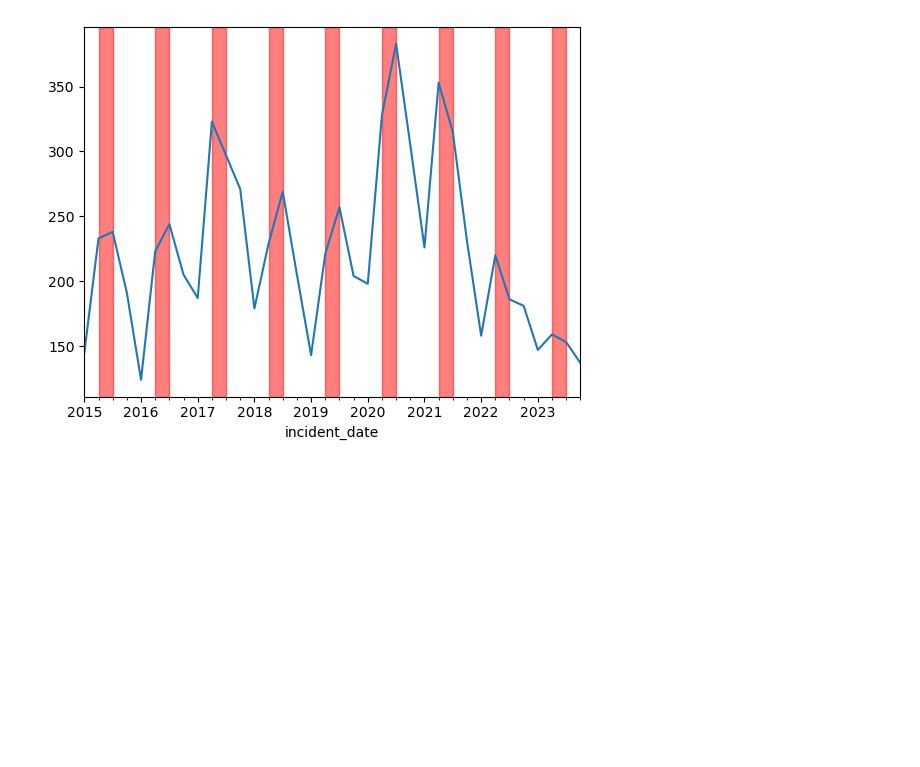
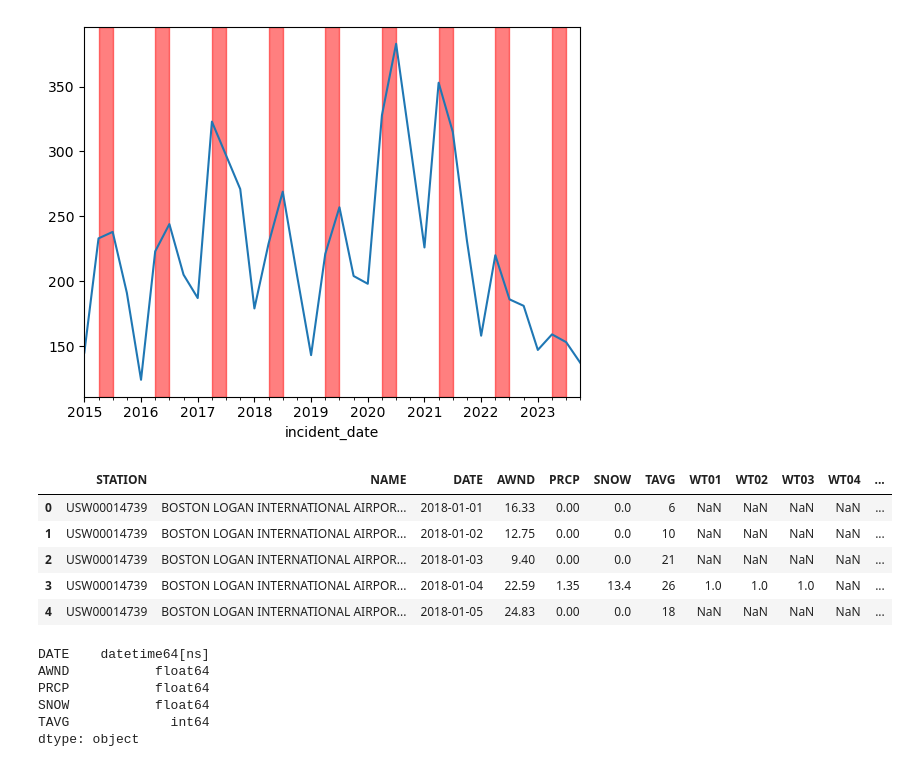
Before and after one commit to kammelCase/ShotsFiredBoston, a Jupyter notebook: ShotsFired_EDA.ipynb, the cells around one changed output. Saved outputs shown, nothing was run; the diff lists cells and outputs as text; code cells hidden in the pictures; blank space fills up the shorter version.

```diff
--- a/ShotsFired_EDA.ipynb
+++ b/ShotsFired_EDA.ipynb
@@ -93,3 +96,20 @@ plt.axvspan('2023-06-30', '2023-09-30', color='red', alpha=0.5)
 # %% [output]
 <matplotlib.patches.Polygon at 0x...>
 [figure]
+# %%
+# let's bring in some weather data from /data
+
+weather1 = pd.read_csv('data/bos_weather_2018_2020.csv')
+weather2 = pd.read_csv('data/bos_weather_2021_2023.csv')
+# %%
+# let's combine the two dataframes
+
+weather = pd.concat([weather1, weather2])
+weather.head()
+# %% [output]
+|  | STATION | NAME | DATE | AWND | PRCP | SNOW | TAVG | WT01 | WT02 | WT03 | WT04 | ... |
+| 0 | USW00014739 | BOSTON LOGAN INTERNATIONAL AIRPOR... | 2018-01-01 | 16.33 | 0.00 | 0.0 | 6 | NaN | NaN | NaN | NaN | ... |
+| 1 | USW00014739 | BOSTON LOGAN INTERNATIONAL AIRPOR... | 2018-01-02 | 12.75 | 0.00 | 0.0 | 10 | NaN | NaN | NaN | NaN | ... |
+| 2 | USW00014739 | BOSTON LOGAN INTERNATIONAL AIRPOR... | 2018-01-03 | 9.40 | 0.00 | 0.0 | 21 | NaN | NaN | NaN | NaN | ... |
+| 3 | USW00014739 | BOSTON LOGAN INTERNATIONAL AIRPOR... | 2018-01-04 | 22.59 | 1.35 | 13.4 | 26 | 1.0 | 1.0 | 1.0 | NaN | ... |
+| 4 | USW00014739 | BOSTON LOGAN INTERNATIONAL AIRPOR... | 2018-01-05 | 24.83 | 0.00 | 0.0 | 18 | NaN | NaN | NaN | NaN | ... |
@@ -95,0 +131,12 @@ plt.axvspan('2023-06-30', '2023-09-30', color='red', alpha=0.5)
+# %%
+# let's convert the date column to a datetime object
+
+weather['DATE'] = pd.to_datetime(weather['DATE'])
+weather.dtypes
+# %% [output]
+DATE    datetime64[ns]
+AWND           float64
+PRCP           float64
+SNOW           float64
+TAVG             int64
+dtype: object
```
Also changed, not shown: parts of 4 cells of this notebook, 3 other files.
